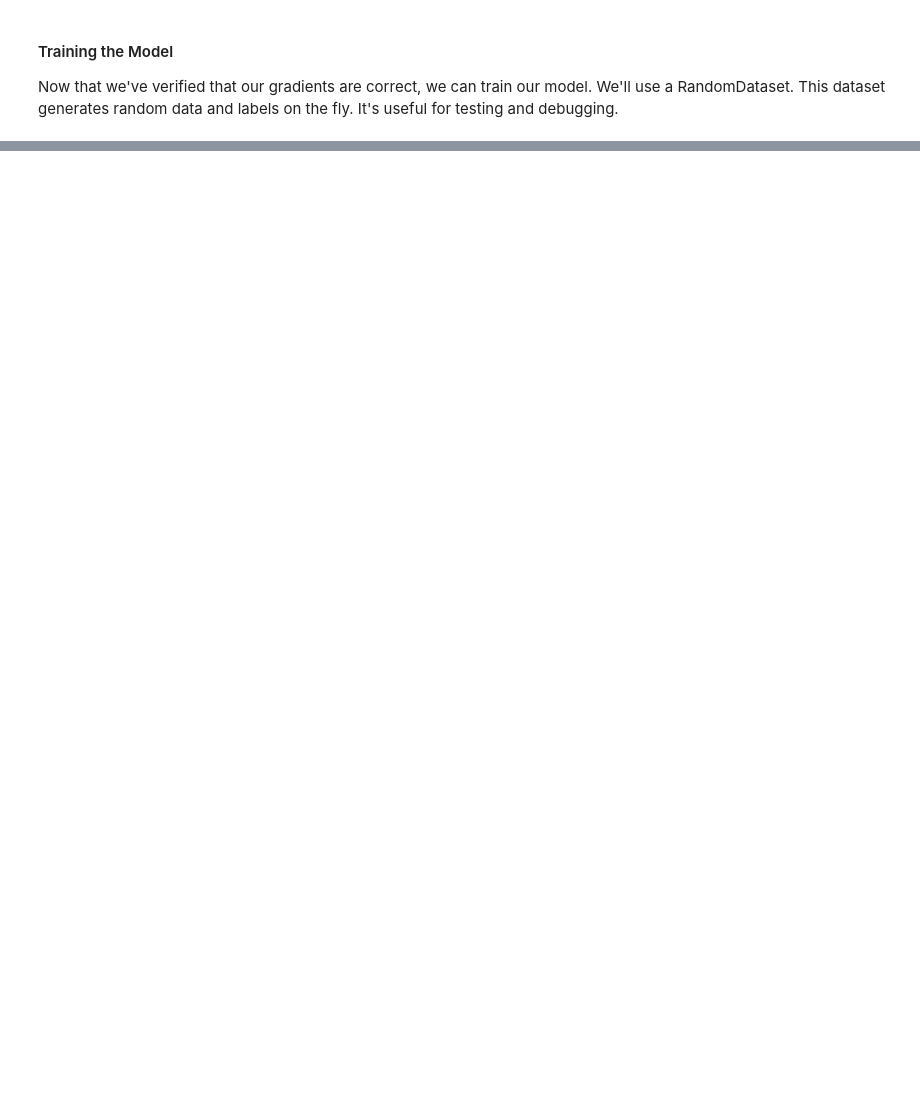
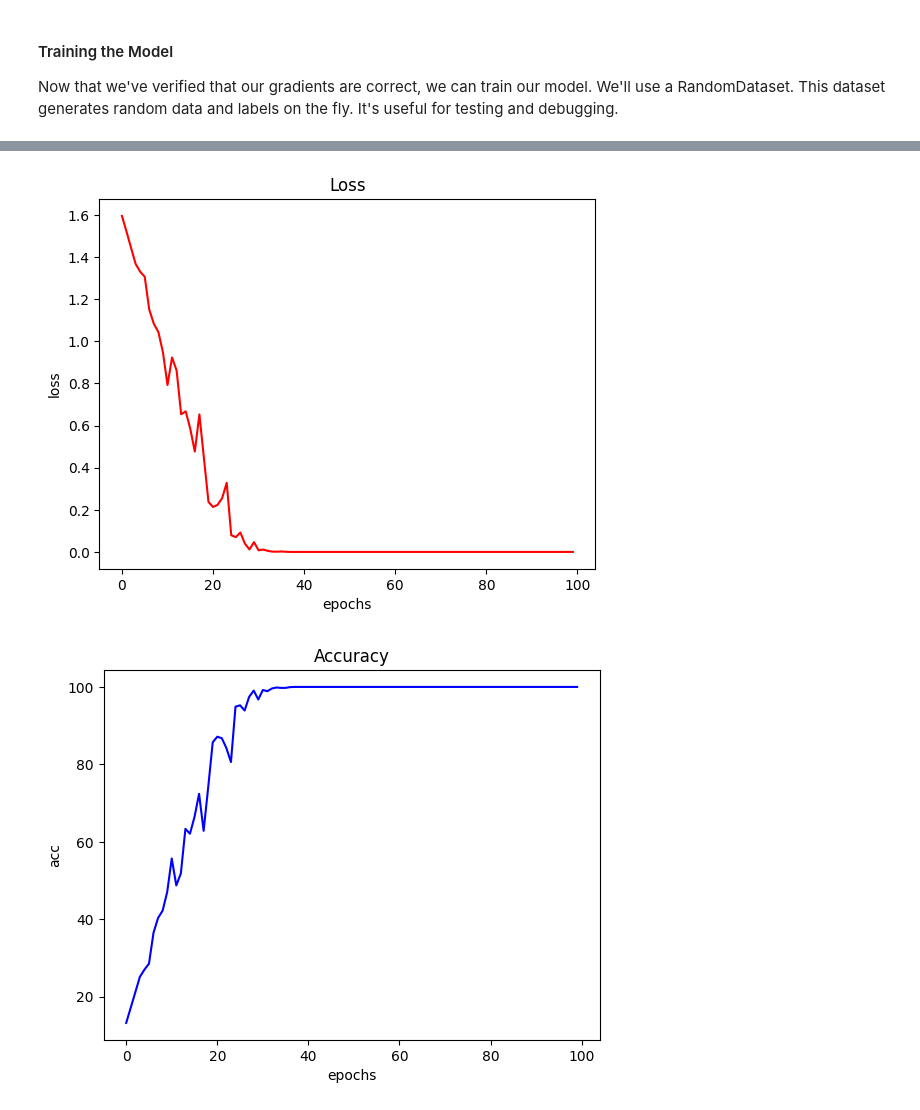
Before and after one commit to r8vnhill/neuron-activation, a Jupyter notebook: src/networks/networks.ipynb, the cells around one changed output, grey strips where cells are left out. Saved outputs shown, nothing was run; the diff lists cells and outputs as text; code cells hidden in the pictures; blank space fills up the shorter version.

```diff
--- a/src/networks/networks.ipynb
+++ b/src/networks/networks.ipynb
@@ -415,0 +421,6 @@ Epoch:100 Accuracy:100.00% Loss:0.0000 Time/epoch:0.181s
+# %%
+from datasets import BernoulliDataset
+
+
+train_network_on_dataset(BernoulliDataset)
+# %% [output]
@@ -415,0 +428,2 @@ Epoch:100 Accuracy:100.00% Loss:0.0000 Time/epoch:0.181s
+[figure, added]
+[figure, added]
```
Also changed, not shown: parts of 9 cells of this notebook, 1 other file.
